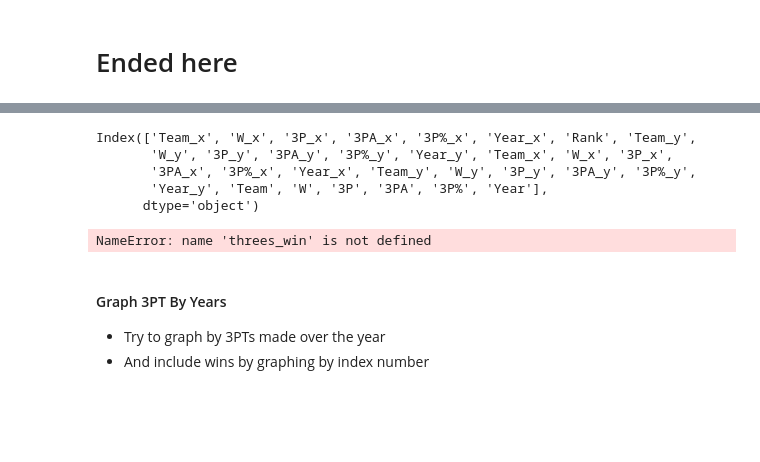
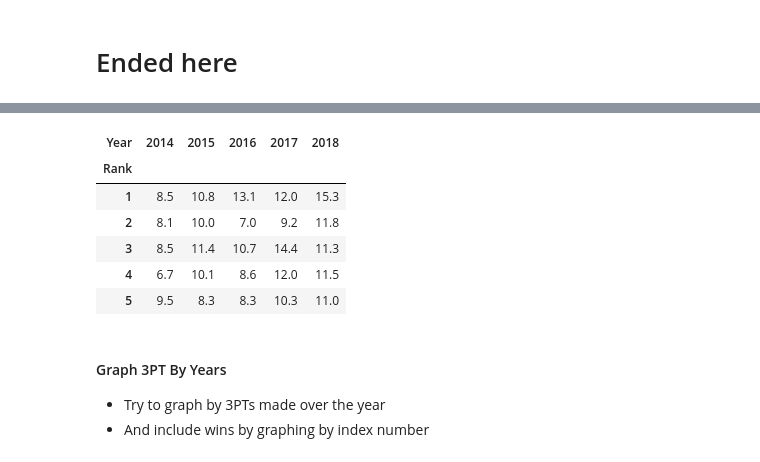
Before and after one commit to tanjowen/NCAA-vs-NBA, a Jupyter notebook: question dos.ipynb, the cells around one changed output, grey strips where cells are left out. Cells and saved outputs as stored; diff of their text form; code cells hidden in the pictures; blank space fills up the shorter version.

```diff
--- a/question dos.ipynb
+++ b/question dos.ipynb
@@ -252,17 +231,24 @@ threes_win
-# %%
-threes_win = pd.merge(threes_win, threes_win_16_17, how='outer', on='Rank')
-threes_win.columns
-# %% [output]
-Index(['Team_x', 'W_x', '3P_x', '3PA_x', '3P%_x', 'Year_x', 'Rank', 'Team_y',
-       'W_y', '3P_y', '3PA_y', '3P%_y', 'Year_y', 'Team_x', 'W_x', '3P_x',
-       '3PA_x', '3P%_x', 'Year_x', 'Team_y', 'W_y', '3P_y', '3PA_y', '3P%_y',
-       'Year_y', 'Team', 'W', '3P', '3PA', '3P%', 'Year'],
-      dtype='object')
-# %%
-threes_win = threes_win.pivot(index='Rank', columns='Year', values='3P')
-threes_win
-# %% [output]
-NameError: name 'threes_win' is not defined
+# %%
+threes_win_17_18_x= threes_win_17_18.pivot(index='Rank', columns='Year', values='3P')
+threes_win_16_17_x= threes_win_16_17.pivot(index='Rank', columns='Year', values='3P')
+threes_win_15_16_x= threes_win_15_16.pivot(index='Rank', columns='Year', values='3P')
+threes_win_14_15_x= threes_win_14_15.pivot(index='Rank', columns='Year', values='3P')
+threes_win_13_14_x= threes_win_13_14.pivot(index='Rank', columns='Year', values='3P')
+# %%
+three = pd.merge(threes_win_13_14_x, threes_win_14_15_x, how='outer', on='Rank')
+three = pd.merge(three, threes_win_15_16_x, how='outer', on='Rank')
+three = pd.merge(three, threes_win_16_17_x, how='outer', on='Rank')
+three = pd.merge(three, threes_win_17_18_x, how='outer', on='Rank')
+# %%
+three
+# %% [output]
+| Year | 2014 | 2015 | 2016 | 2017 | 2018 |
+| Rank |  |  |  |  |  |
+| 1 | 8.5 | 10.8 | 13.1 | 12.0 | 15.3 |
+| 2 | 8.1 | 10.0 | 7.0 | 9.2 | 11.8 |
+| 3 | 8.5 | 11.4 | 10.7 | 14.4 | 11.3 |
+| 4 | 6.7 | 10.1 | 8.6 | 12.0 | 11.5 |
+| 5 | 9.5 | 8.3 | 8.3 | 10.3 | 11.0 |
 # %% [markdown]
 #### Graph 3PT By Years
 * Try to graph by 3PTs made over the year
```
Also changed, not shown: parts of 7 cells of this notebook.
